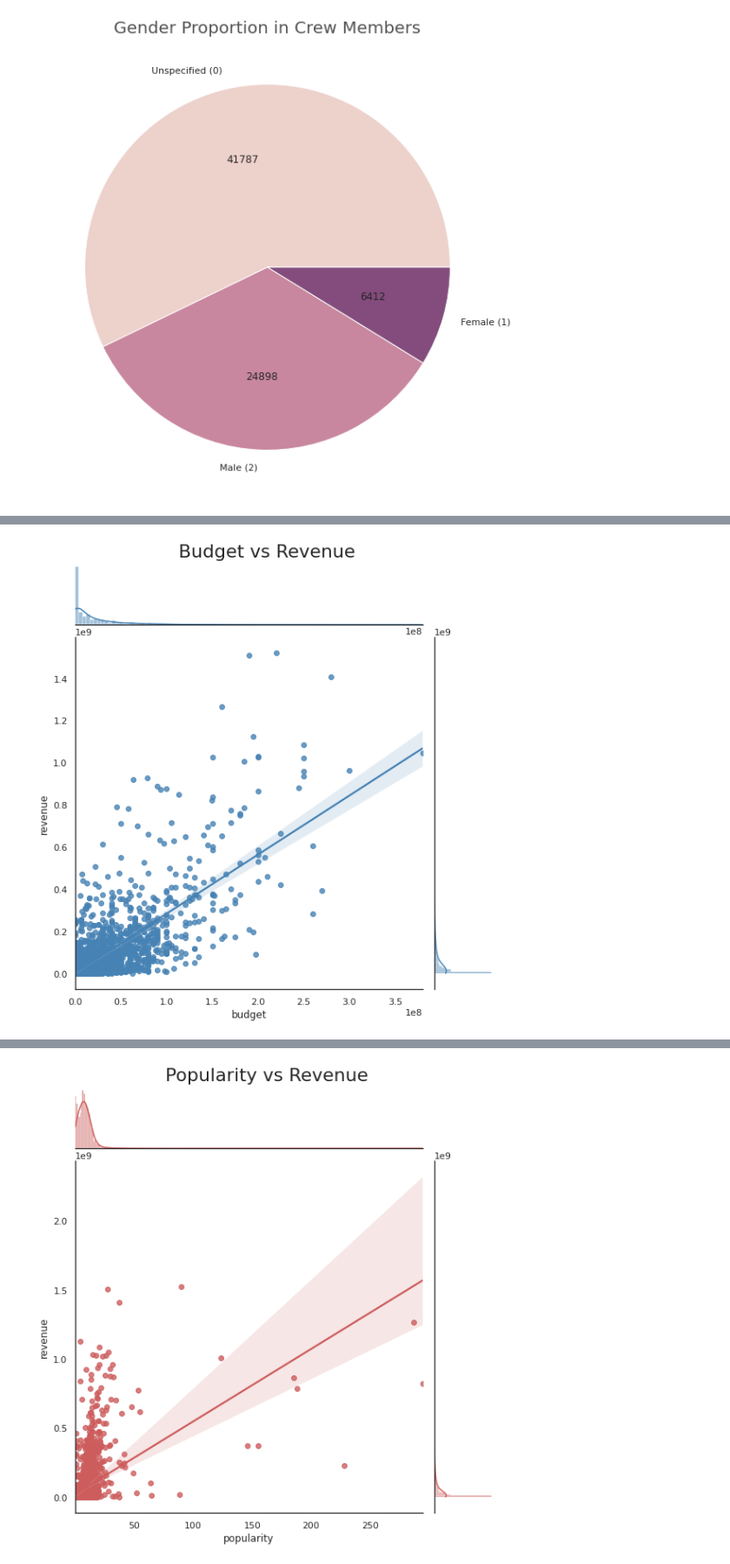
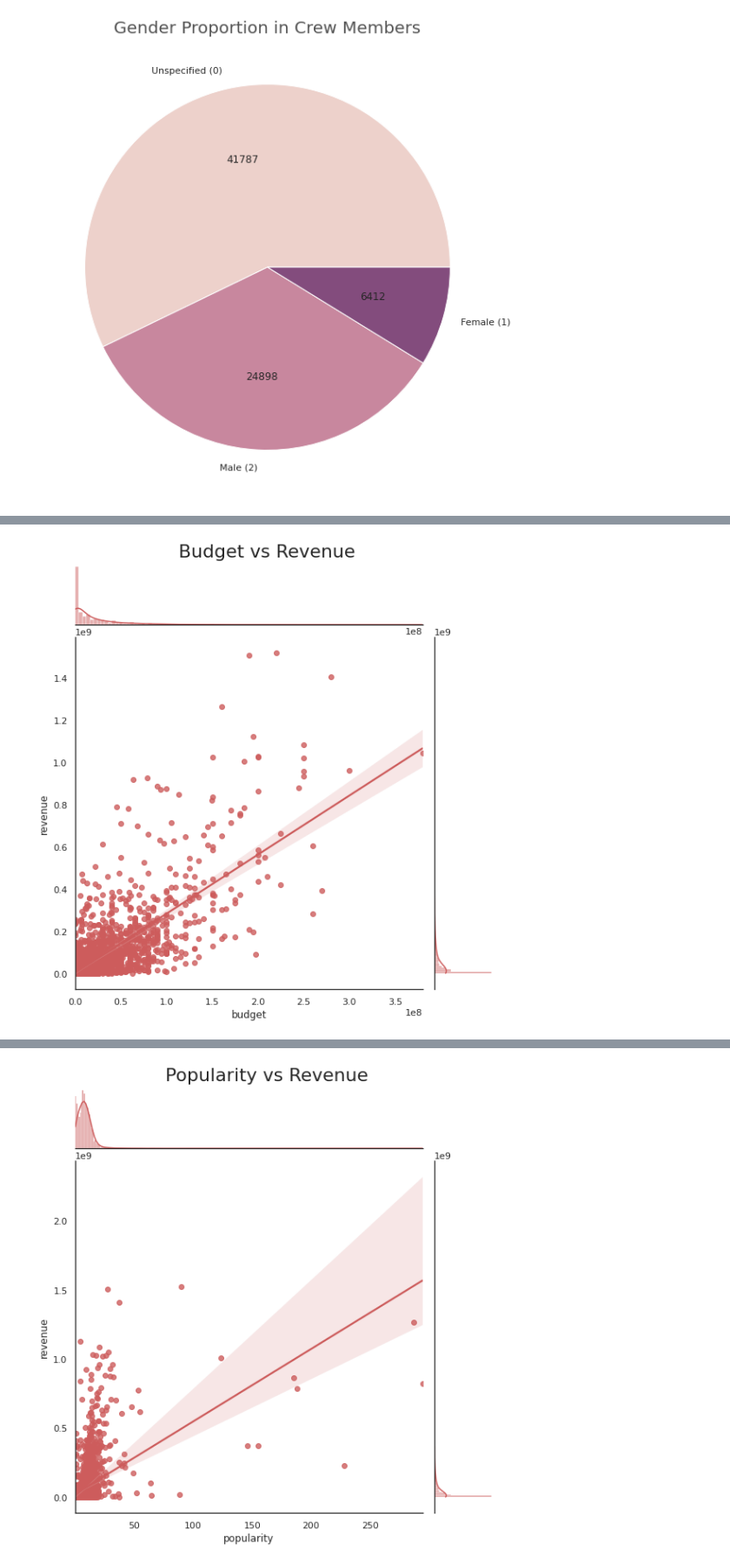
Before and after one commit to pedrohortencio/kaggle-competitions, a Jupyter notebook: TMDB/TMDB.ipynb, the cells around one changed output, grey strips where cells are left out. Shown at 87% size. Saved outputs shown, nothing was run; the diff lists cells and outputs as text; code cells hidden in the pictures.

Commit message:
feat: add new visualizations and analysis

```diff
--- a/TMDB/TMDB.ipynb
+++ b/TMDB/TMDB.ipynb
@@ -755,0 +766,33 @@ plt.show();
+# %%
+def count_crew_names(x):
+    count = 0
+    for name in top_crew_names:
+        if name in str(x):
+            count += 1
+    return count
+def count_crew_depts(x):
+    count = 0
+    for name in top_crew_departments:
+        if name in str(x):
+            count += 1
+    return count
+
+top_crew_names = [m[0] for m in Counter([i for j in list_of_crew_names for i in j]).most_common(30)]
+top_crew_departments = [m[0] for m in Counter([i for j in list_of_crew_departments for i in j]).most_common(30)]
+
+df_train['num_30_crew_member'] = df_train['crew'].apply(count_crew_names)
+df_test['num_30_crew_member'] = df_test['crew'].apply(count_crew_names)
+
+df_train['num_30_crew_dept'] = df_train['crew'].apply(count_crew_depts)
+df_test['num_30_crew_dept'] = df_test['crew'].apply(count_crew_depts)
+
+df_train['genders_0_crew'] = df_train['crew'].apply(lambda x: sum([1 for i in x if i['gender'] == 0]))
+df_train['genders_1_crew'] = df_train['crew'].apply(lambda x: sum([1 for i in x if i['gender'] == 1]))
+df_train['genders_2_crew'] = df_train['crew'].apply(lambda x: sum([1 for i in x if i['gender'] == 2]))
+
+df_test['genders_0_crew'] = df_test['crew'].apply(lambda x: sum([1 for i in x if i['gender'] == 0]))
+df_test['genders_1_crew'] = df_test['crew'].apply(lambda x: sum([1 for i in x if i['gender'] == 1]))
+df_test['genders_2_crew'] = df_test['crew'].apply(lambda x: sum([1 for i in x if i['gender'] == 2]))
+
+df_train['num_crew'] = df_train['crew'].apply(lambda x: len(x) if x != {} else 0)
+df_test['num_crew'] = df_test['crew'].apply(lambda x: len(x) if x != {} else 0)
@@ -768,6 +875,6 @@ df_test.head(2)
 # %%
-sns.jointplot(x="budget", y="revenue", kind='reg',data=df_train, color='steelblue', height=8)
+sns.jointplot(x="budget", y="revenue", kind='reg',data=df_train, color='indianred', height=8)
 plt.suptitle("Budget vs Revenue", size=22, y=1.02)
 plt.show();
 # %% [output]
-[figure, old version]
+[figure, new version]
```
Also changed, not shown: parts of 26 cells of this notebook.
